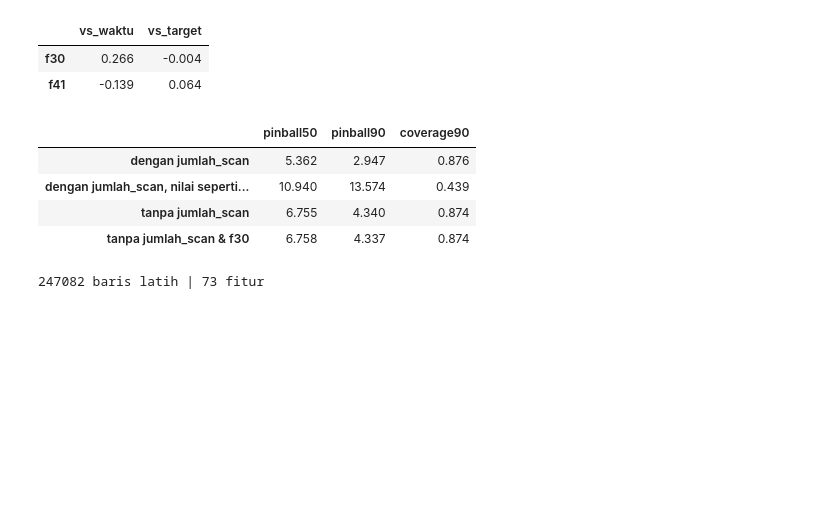
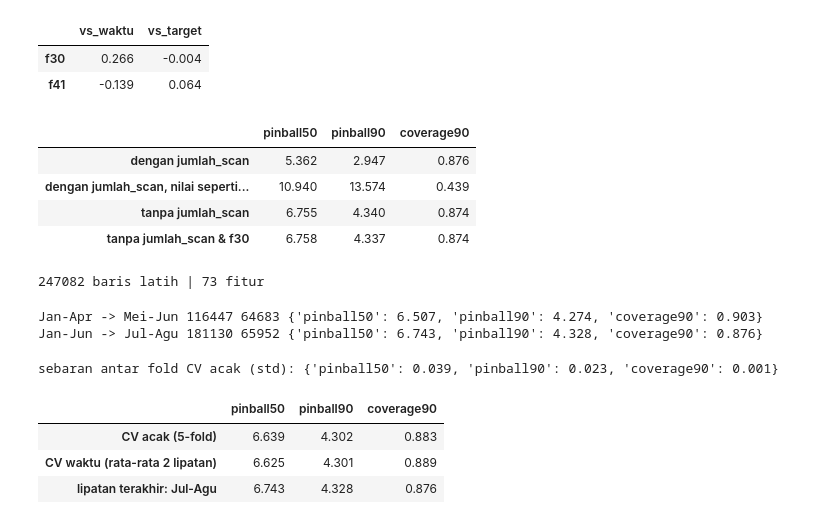
Before and after one commit to sebastianvettel1212/uts-ml, a Jupyter notebook: kode/01_regresi.ipynb, the cells around one changed output. Cells and saved outputs as stored; diff of their text form; code cells hidden in the pictures; blank space fills up the shorter version.

Commit message:
Task 1 tahap b: validasi waktu vs CV acak

```diff
--- a/kode/01_regresi.ipynb
+++ b/kode/01_regresi.ipynb
@@ -315,3 +315,54 @@ simpan_hasil("tugas1", {"audit": {
 }})
 # %% [output]
 247082 baris latih | 73 fitur
+# %%
+LIPATAN_WAKTU = [
+    ("Jan-Apr -> Mei-Jun", "2025-01-01", "2025-05-01", "2025-07-01"),
+    ("Jan-Jun -> Jul-Agu", "2025-01-01", "2025-07-01", "2025-09-01"),
+]
+
+
+def potong_waktu(df, mulai, batas, akhir):
+    t = df["tgl_pickup"]
+    return df[(t >= mulai) & (t < batas)], df[(t >= batas) & (t < akhir)]
+
+
+def nilai_lipatan(df_latih, df_valid, fitur=FITUR):
+    p50 = latih_lgb(fitur, df_latih, df_valid, 0.5)
+    p90 = latih_lgb(fitur, df_latih, df_valid, 0.9)
+    yv = df_valid["durasi_jam"]
+    return {"pinball50": pinball(yv, p50, 0.5),
+            "pinball90": pinball(yv, p90, 0.9),
+            "coverage90": coverage(yv, p90)}
+
+
+hasil_waktu = {}
+for nama, mulai, batas, akhir in LIPATAN_WAKTU:
+    df_latih, df_valid = potong_waktu(bersih, mulai, batas, akhir)
+    hasil_waktu[nama] = nilai_lipatan(df_latih, df_valid)
+    print(nama, len(df_latih), len(df_valid),
+          {k: round(v, 3) for k, v in hasil_waktu[nama].items()})
+# %% [output]
+Jan-Apr -> Mei-Jun 116447 64683 {'pinball50': 6.507, 'pinball90': 4.274, 'coverage90': 0.903}
+Jan-Jun -> Jul-Agu 181130 65952 {'pinball50': 6.743, 'pinball90': 4.328, 'coverage90': 0.876}
+# %%
+from sklearn.model_selection import KFold
+
+kf = KFold(n_splits=5, shuffle=True, random_state=SEED)
+hasil_acak = []
+for idx_latih, idx_valid in kf.split(bersih):
+    hasil_acak.append(nilai_lipatan(bersih.iloc[idx_latih], bersih.iloc[idx_valid]))
+
+banding = pd.DataFrame({
+    "CV acak (5-fold)":               pd.DataFrame(hasil_acak).mean(),
+    "CV waktu (rata-rata 2 lipatan)": pd.DataFrame(hasil_waktu).T.mean(),
+    "lipatan terakhir: Jul-Agu":      hasil_waktu["Jan-Jun -> Jul-Agu"],
+}).T.round(3)
+print("sebaran antar fold CV acak (std):", pd.DataFrame(hasil_acak).std().round(3).to_dict())
+banding
+# %% [output]
+sebaran antar fold CV acak (std): {'pinball50': 0.039, 'pinball90': 0.023, 'coverage90': 0.001}
+|  | pinball50 | pinball90 | coverage90 |
+| CV acak (5-fold) | 6.639 | 4.302 | 0.883 |
+| CV waktu (rata-rata 2 lipatan) | 6.625 | 4.301 | 0.889 |
+| lipatan terakhir: Jul-Agu | 6.743 | 4.328 | 0.876 |
```
Also changed, not shown: parts of 1 cell of this notebook.
